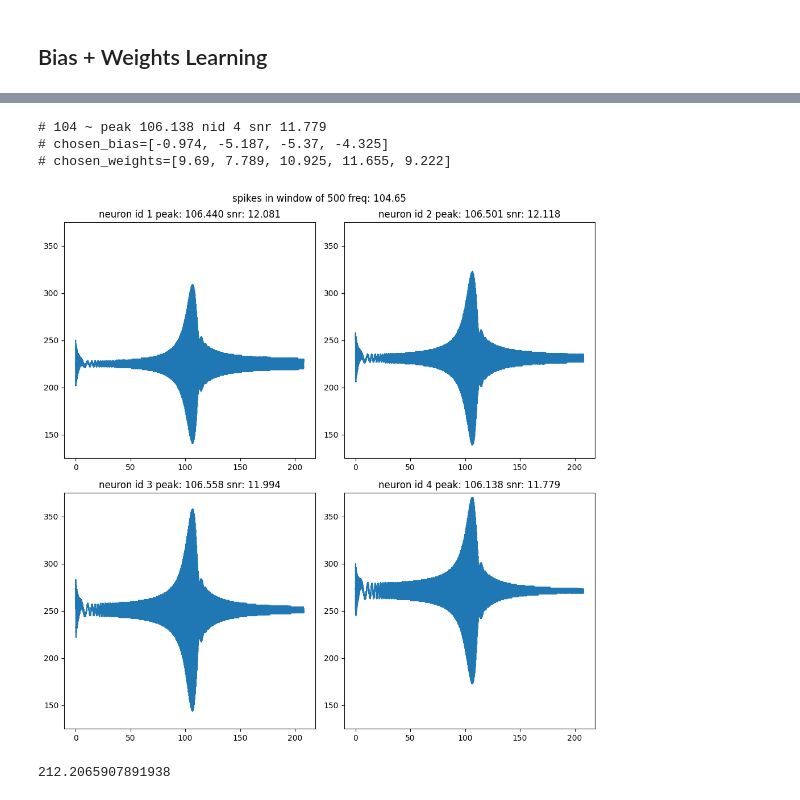
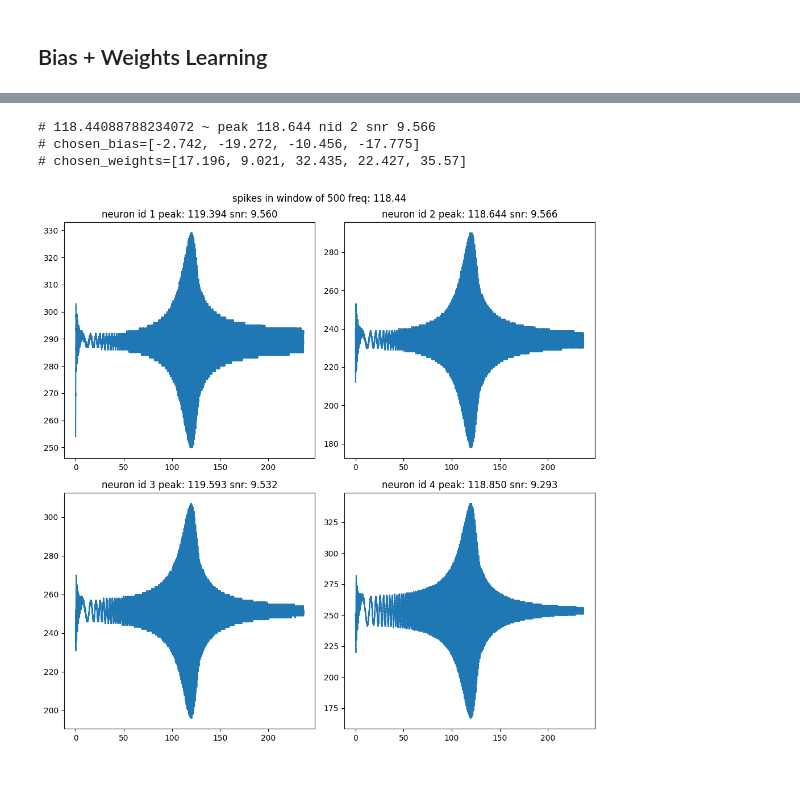
Before and after one commit to yakir4123/SNN-SCTN, a Jupyter notebook: notebooks/supervised_stdp_resonator.ipynb, the cells around one changed output, grey strips where cells are left out. Saved outputs shown, nothing was run; the diff lists cells and outputs as text; code cells hidden in the pictures.

```diff
--- a/notebooks/supervised_stdp_resonator.ipynb
+++ b/notebooks/supervised_stdp_resonator.ipynb
@@ -360,7 +364,7 @@ chosen_weights
 res_resonator = simple_resonator(
     clk_freq=clk_freq,
     freq0=freq0,
-    lf=5,
+    lf=lf,
     # thetas=flat_thetas(resonator),
     # weights=chosen_weights,
     thetas=[-1, -5, -5, -5],
@@ -433,7 +436,7 @@ plt.show()
 resonator = simple_resonator(
     clk_freq=clk_freq,
     freq0=freq0,
-    lf=5,
+    lf=lf,
     thetas=-np.random.rand(4)*7,
     # weights=chosen_weights,
     # thetas=[-1, -5, -5, -5],
@@ -554,7 +557,7 @@ from snn.resonator import test_resonator_on_chirp, freq_of_resonator
 res_resonator = simple_resonator(
     clk_freq=clk_freq,
     freq0=freq0,
-    lf=5,
+    lf=lf,
     thetas=chosen_bias,
     # weights=[11, 9, 10, 10, 10],
     weights=chosen_weights,
@@ -583,8 +586,8 @@ y_spikes = np.convolve(y_spikes, np.ones(spikes_window, dtype=int), 'valid')
 x = np.linspace(start_freq, start_freq+spectrum, len(y_spikes))
 print(f'peak: {x[1000+np.argmax(y_spikes[1000:])]}')
 
-best_lp = lp_by_lf(5, freq0, clk_freq)
-f_resonator = freq_of_resonator(clk_freq, 5, best_lp)
+best_lp = lp_by_lf(lf, freq0, clk_freq)
+f_resonator = freq_of_resonator(clk_freq, lf, best_lp)
 plt.title(f'spikes in window of {spikes_window} freq: {f_resonator:.2f} peak: {x[1000+np.argmax(y_spikes[1000:])]}')
 plt.plot(x, y_spikes)
 plt.show()
@@ -768,21 +781,25 @@ axs[1].legend()
+# %%
+chosen_bias = [2.5225363755960504*-1, 3.810512069027977*-5, 2.047300870007141*-5, 3.5111111681544327*-5]
+chosen_weights = [1.6258641219755*11*1.434, 0.9120013496191507*9, 3.2228003561928453*10, 2.2870158079306058*10, 3.6508438077335685*10]
+# chosen_weights = [1.6258641219755*11, 0.9120013496191507*9, 3.2228003561928453*10, 2.2870158079306058*10, 3.6508438077335685*10]
 # %%
 from snn.resonator import test_resonator_on_chirp, freq_of_resonator
 res_resonator = simple_resonator(
     clk_freq=clk_freq,
     freq0=freq0,
-    lf=5,
+    lf=lf,
     thetas=chosen_bias,
     weights=chosen_weights,
 )
 
-for nid in range(1,5):
+for nid in range(1, 5):
     res_resonator.log_out_spikes(nid)
 
 start_freq = 0
 spectrum = 2 * freq0
 res_resonator.forget_logs()
 
-step = 50 / clk_freq
+step = 100 / clk_freq
 test_size = int(spectrum / step)
 test_resonator_on_chirp(
     res_resonator,
@@ -790,46 +807,40 @@ test_resonator_on_chirp(
     step=step,
     test_size=test_size,
     clk_freq=clk_freq
 )
 
 snr = [0] * 4
 peak = [0] * 4
-best_lp = lp_by_lf(5, freq0, clk_freq)
-f_resonator = freq_of_resonator(clk_freq, 5, best_lp)
+best_lp = lp_by_lf(lf, freq0, clk_freq)
+f_resonator = freq_of_resonator(clk_freq, lf, best_lp)
 fig, axs = plt.subplots(2, 2, figsize=(10, 10))
 fig.suptitle(f'spikes in window of {spikes_window} freq: {f_resonator:.2f}')
 for nid in range(4):
     spikes_neuron = res_resonator.neurons[nid + 1]
     y_events = spikes_neuron.out_spikes()
     y_spikes = np.zeros(test_size)
     y_spikes[y_events] = 1
     y_spikes = np.convolve(y_spikes, np.ones(spikes_window, dtype=int), 'valid')
     x = np.linspace(start_freq, start_freq+spectrum, len(y_spikes))
 
     ax = axs[nid//2, nid%2]
-    ax.set_ylim(spikes_window/4, 3*spikes_window/4)
+    # ax.set_ylim(spikes_window/4, 3*spikes_window/4)
     ax.plot(x, y_spikes)
     snr_spikes = y_spikes[3000:]
     snr[nid] = (snr_spikes.max() - snr_spikes.min())/snr_spikes.std()
     peak[nid] = x[3000+np.argmax(snr_spikes)]
     ax.set_title(f'neuron id {nid + 1} peak: {peak[nid]:.3f} snr: {snr[nid]:.3f}')
 fig.tight_layout()
 
 nid = np.argmax(np.array(snr) / np.abs(np.array(peak) - freq0))
 print(f'# {freq0} ~ peak {peak[nid]:.3f} nid {nid+1} snr {snr[nid]:.3f}')
 print(f'# chosen_bias={list(chosen_bias)}')
 print(f'# chosen_weights={list(chosen_weights)}')
 # %% [output]
-# 104 ~ peak 106.138 nid 4 snr 11.779
-# chosen_bias=[-0.974, -5.187, -5.37, -4.325]
-# chosen_weights=[9.69, 7.789, 10.925, 11.655, 9.222]
+# 118.44088788234072 ~ peak 118.644 nid 2 snr 9.566
+# chosen_bias=[-2.742, -19.272, -10.456, -17.775]
+# chosen_weights=[17.196, 9.021, 32.435, 22.427, 35.57]
-[figure, old version]
+[figure, new version]
-# %%
-best_lp = lp_by_lf(5, 210, clk_freq)
-f_resonator = freq_of_resonator(clk_freq, 5, best_lp)
-f_resonator
-# %% [output]
-212.2065907891938
 # %%
 freq0 = 136
 
```
Also changed, not shown: parts of 11 cells of this notebook, 4 other files.
